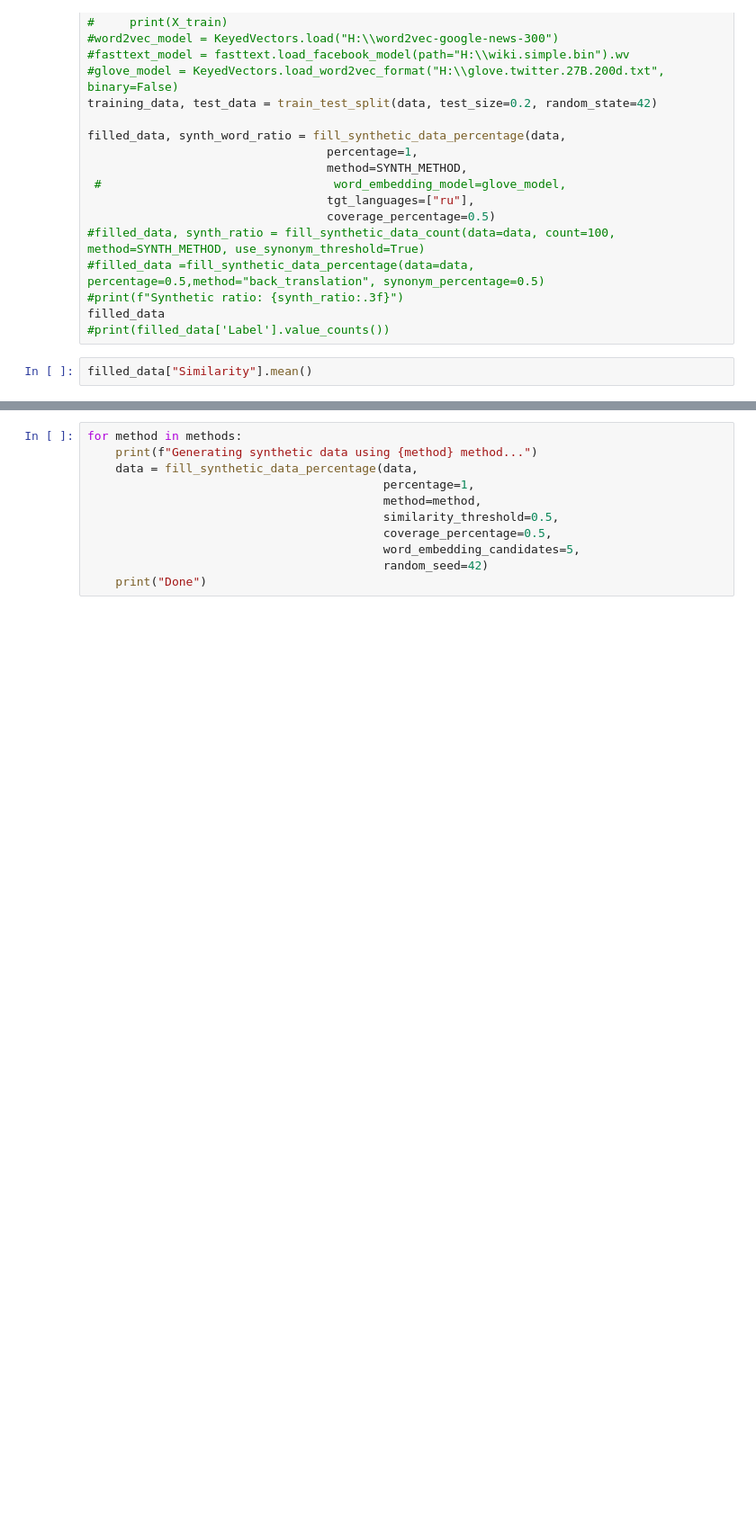
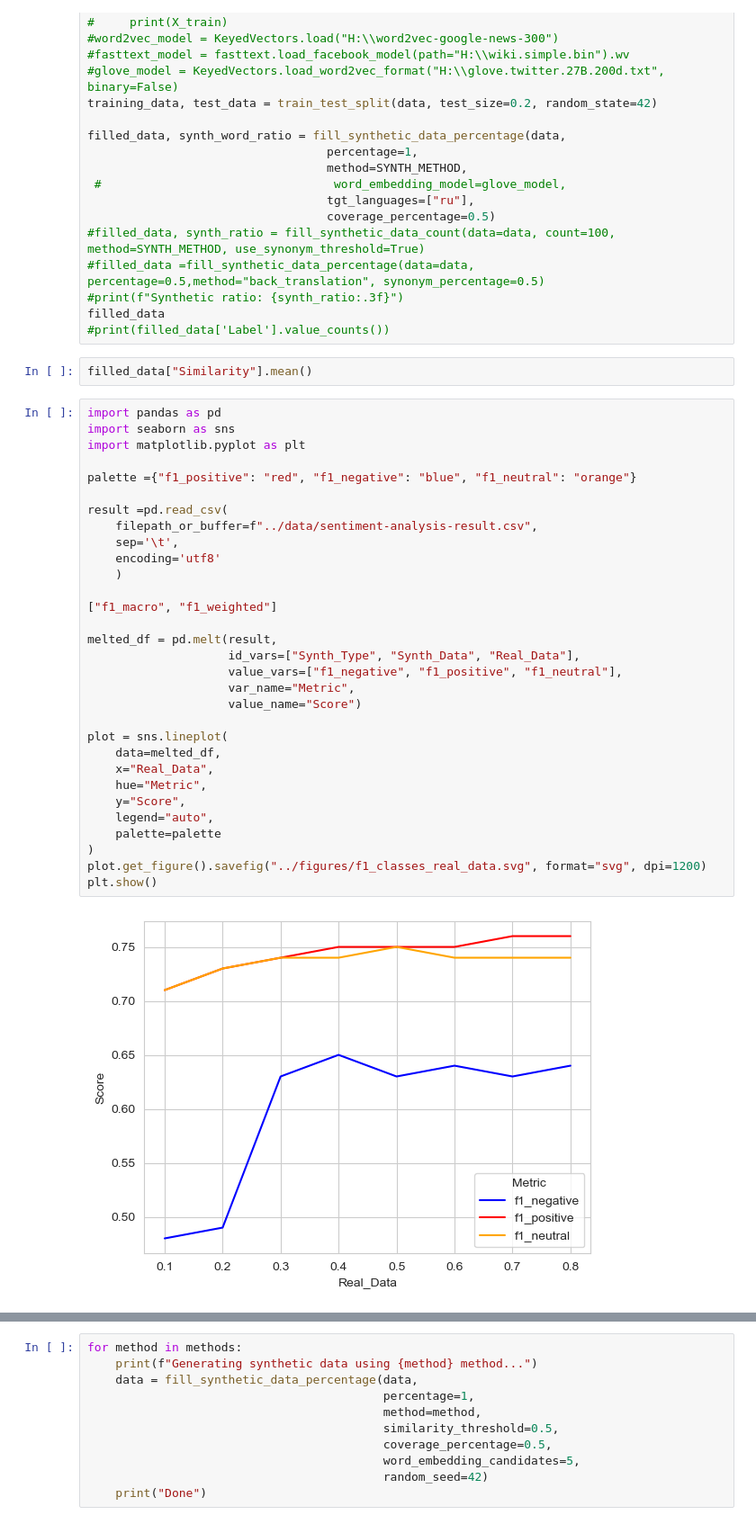
Before and after one commit to asopos/data-augmentation-in-sentiment-analysis-on-twitter, a Jupyter notebook: notebooks/Generate Snythetic Tweets.ipynb, the cells around one changed output, grey strips where cells are left out. Shown: that part at 90% size. Drawn from its saved outputs; the diff is of its cells as text; blank space fills up the shorter version.

```diff
--- a/notebooks/Generate Snythetic Tweets.ipynb
+++ b/notebooks/Generate Snythetic Tweets.ipynb
@@ -38,4 +38,37 @@ filled_data
 #print(filled_data['Label'].value_counts())
 # %%
 filled_data["Similarity"].mean()
+# %%
+import pandas as pd
+import seaborn as sns
+import matplotlib.pyplot as plt
+
+palette ={"f1_positive": "red", "f1_negative": "blue", "f1_neutral": "orange"}
+
+result =pd.read_csv(
+    filepath_or_buffer=f"../data/sentiment-analysis-result.csv",
+    sep='\t',
+    encoding='utf8'
+    )
+
+["f1_macro", "f1_weighted"]
+
+melted_df = pd.melt(result,
+                    id_vars=["Synth_Type", "Synth_Data", "Real_Data"],
+                    value_vars=["f1_negative", "f1_positive", "f1_neutral"],
+                    var_name="Metric",
+                    value_name="Score")
+
+plot = sns.lineplot(
+    data=melted_df,
+    x="Real_Data",
+    hue="Metric",
+    y="Score",
+    legend="auto",
+    palette=palette
+)
+plot.get_figure().savefig("../figures/f1_classes_real_data.svg", format="svg", dpi=1200)
+plt.show()
+# %% [output]
+[figure, added]
 # %%
```
Also changed, not shown: parts of 16 cells of this notebook, 4 other files.
